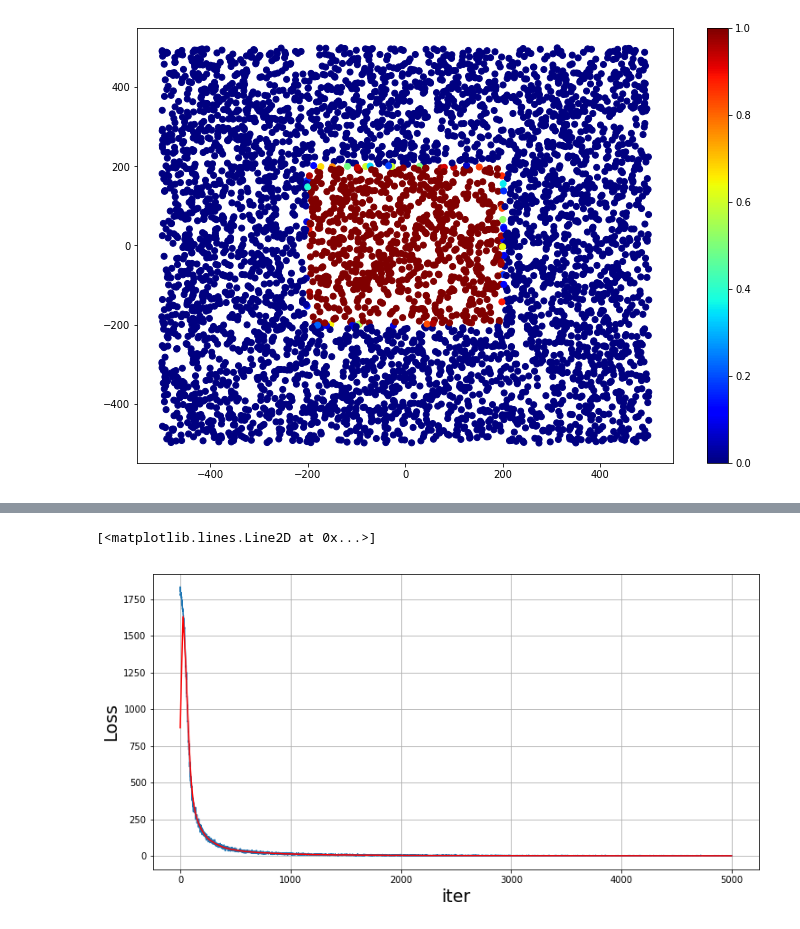
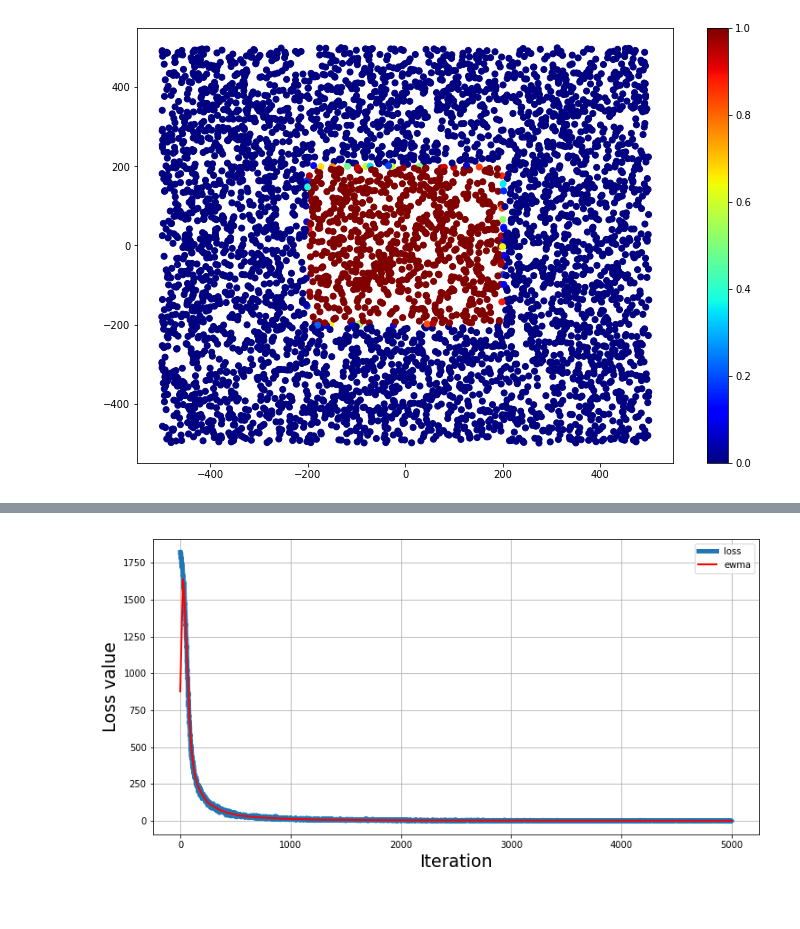
Before and after one commit to SchattenGenie/diff-surrogate, a Jupyter notebook: gan/physics/EDA.ipynb, the cells around one changed output, grey strips where cells are left out. Cells and saved outputs as stored; diff of their text form; code cells hidden in the pictures.

```diff
--- a/gan/physics/EDA.ipynb
+++ b/gan/physics/EDA.ipynb
@@ -93,10 +93,14 @@ def draw_hitmap(n_samples=100):
         plt.colorbar()
         plt.title("len={:.2f}".format(magn_len[0,0].item()), fontsize=15)
     return f
+# %%
+lens_to_plot = np.arange(1,15)
 # %%
+#lens_to_plot = [8, 10, 14]
+#lens_to_plot = [1,3,5]
 n_samples=2000
-f = plt.figure(figsize=(16,70))
-for index in range(14):
+f = plt.figure(figsize=(16,90))
+for index in range(len(lens_to_plot)):
     theta = torch.empty(size=[n_samples,1]).uniform_(df.start_theta.min(), df.start_theta.max())
     phi = torch.empty(size=[n_samples,1]).uniform_(df.start_phi.min(), df.start_phi.max())
     p = torch.empty(size=[n_samples,1]).uniform_(df.start_P.min(), df.start_P.max())
@@ -106,7 +110,7 @@ for index in range(14):
     pids[pids == 0] = -13.
 
     #magn_len = torch.empty(size=[1, 1], dtype=torch.float32).uniform_(1, 15).repeat([n_samples, 1])
-    magn_len = torch.tensor(index+ 1, dtype=torch.float32).reshape(-1,1).repeat([n_samples, 1])
+    magn_len = torch.tensor(lens_to_plot[index], dtype=torch.float32).reshape(-1,1).repeat([n_samples, 1])
 
 
     noise = torch.Tensor(sample_noise(n_samples, hyper_params['NOISE_DIM'])).to(device)
@@ -116,12 +120,16 @@ for index in range(14):
     plt.hist2d(distr[:,0], distr[:, 1], bins=50, cmap=my_cmap, cmin=1e-10)
     plt.grid()
     plt.title("GAN len={:.2f}".format(magn_len[0,0].item()), fontsize=15)
+    plt.xlabel("X, cm")
+    plt.ylabel("Y, cm")
     plt.colorbar()
     plt.subplot(14,2, 2*index + 2)
-    cuts = df[df.magn_len == index+1]
+    cuts = df[df.magn_len == lens_to_plot[index]]
     plt.hist2d(cuts.hit_x, cuts.hit_y, bins=50,cmap=my_cmap, cmin=1e-10)
     plt.grid()
     plt.title(f"GEANT len={index+1}", fontsize=15)
+    plt.xlabel("X, cm")
+    plt.ylabel("Y, cm")
     plt.colorbar()
-plt.savefig("true_gan.pdf")
+#plt.savefig("true_gan_2.pdf", bbox_inches = 'tight', pad_inches = 0)
 # %% [output]
@@ -237,12 +244,13 @@ Wall time: 45.8 s
 # %%
 plt.figure(figsize=(12,6))
-plt.plot(losses);
+plt.plot(losses, label='loss', linewidth=5);
 plt.grid()
-plt.ylabel("Loss", fontsize=19)
-plt.xlabel("iter", fontsize=19)
-plt.plot((movingaverage(losses, 50)), c='r')
+plt.ylabel("Loss value", fontsize=19)
+plt.xlabel("Iteration", fontsize=19)
+plt.plot((movingaverage(losses, 50)), c='r', label='ewma', linewidth=2)
+plt.legend()
+plt.savefig("loss_gan.pdf", bbox_inches = 'tight', pad_inches = 0)
 # %% [output]
-[<matplotlib.lines.Line2D at 0x...>]
-[figure, old version]
+[figure, new version]
 # %%
 plt.figure(figsize=(12,6))
```
Also changed, not shown: parts of 7 cells of this notebook, 2 other files.
